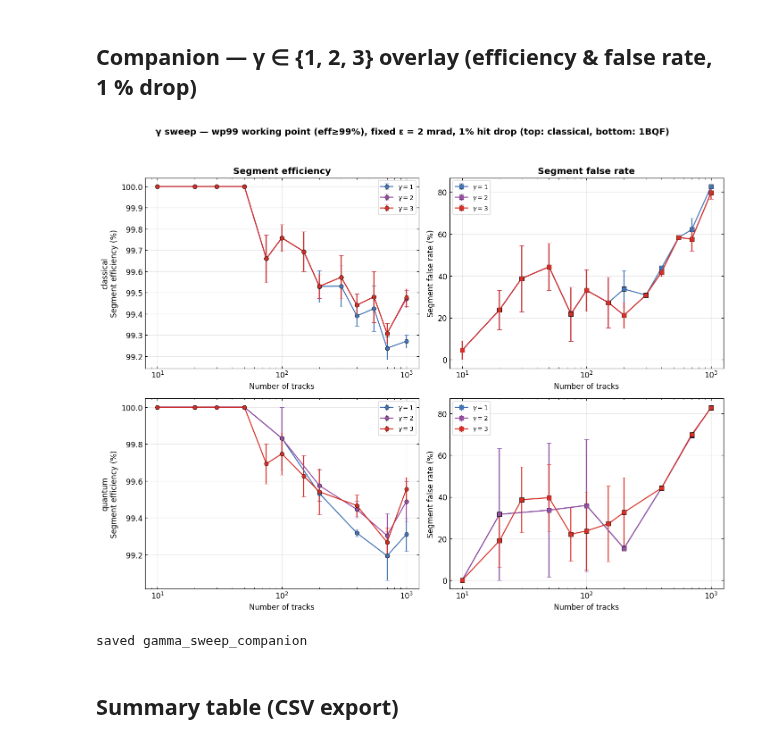
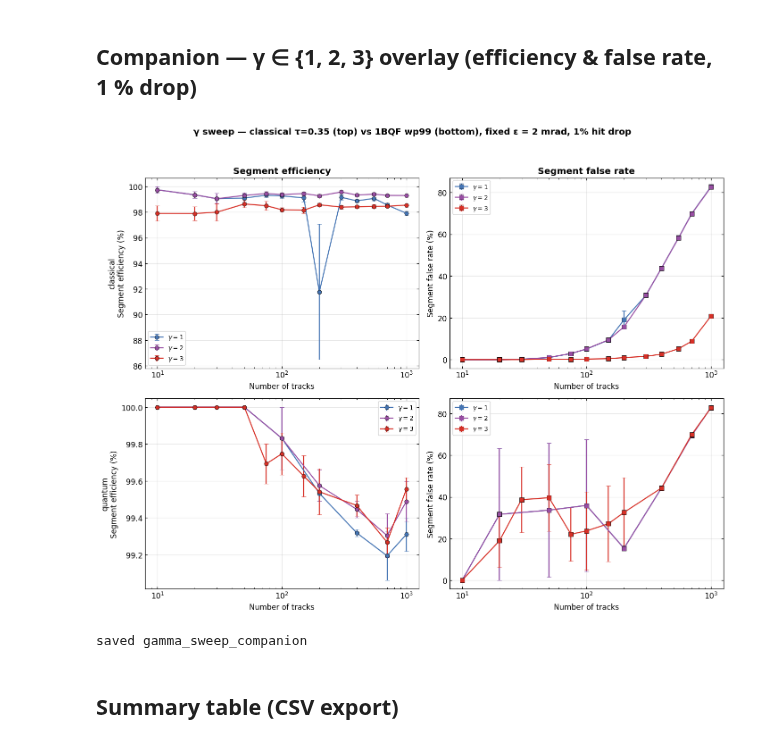
Before and after one commit to GeorgeWilliam1999/Quantum_Track_Reconstruction, a Jupyter notebook: Toy_Characterisation/Segment_level_studies/01_solver_segment_efficiency.ipynb, the cells around one changed output. Saved outputs shown, nothing was run; the diff lists cells and outputs as text; code cells hidden in the pictures.

```diff
--- a/Toy_Characterisation/Segment_level_studies/01_solver_segment_efficiency.ipynb
+++ b/Toy_Characterisation/Segment_level_studies/01_solver_segment_efficiency.ipynb
@@ -207,38 +214,41 @@ NOTE: quantum reps are few (3 at low n, 1 at n>=700) -> wide/zero error bars at
 if READY:
     GCOL = {1.0: "#4575b4", 2.0: "#984ea3", 3.0: "#d73027"}
     fig, ax = plt.subplots(2, 2, figsize=(13, 10))
     for si, solver in enumerate(["classical", "quantum"]):
+        is_q = solver == "quantum"
         for g in (1.0, 2.0, 3.0):
             d = S.agg_by_ntrk(M, solver, gamma=g, hit_ineff=0.01)
             if not d:
                 continue
-            se = d.get("se_wp_m", d["se_m"]); see = d.get("se_wp_e", d["se_e"])
-            fr = d.get("fr_wp_m", d["fr_m"]); fre = d.get("fr_wp_e", d["fr_e"])
+            # classical at its fixed τ=0.35; 1BQF at the wp99 working point
+            se = d.get("se_wp_m", d["se_m"]) if is_q else d["se_m"]
+            see = d.get("se_wp_e", d["se_e"]) if is_q else d["se_e"]
+            fr = d.get("fr_wp_m", d["fr_m"]) if is_q else d["fr_m"]
+            fre = d.get("fr_wp_e", d["fr_e"]) if is_q else d["fr_e"]
             ax[si, 0].errorbar(d["tc"], se, yerr=see, fmt="o-",
                                color=GCOL[g], capsize=3, mec="k", mew=0.5,
                                label=fr"$\gamma={g:g}$")
             ax[si, 1].errorbar(d["tc"], fr, yerr=fre, fmt="s-",
                                color=GCOL[g], capsize=3, mec="k", mew=0.5,
                                label=fr"$\gamma={g:g}$")
         ax[si, 0].set_ylabel(f"{solver}\nSegment efficiency (%)")
         ax[si, 1].set_ylabel("Segment false rate (%)")
         for j in (0, 1):
             ax[si, j].set_xscale("log"); ax[si, j].set_xlabel("Number of tracks")
             ax[si, j].legend(fontsize=9)
             ax[si, j].tick_params(which="both", direction="in", top=True, right=True)
     ax[0, 0].set_title("Segment efficiency", fontweight="bold")
     ax[0, 1].set_title("Segment false rate", fontweight="bold")
-    fig.suptitle(r"γ sweep — wp99 working point (eff≥99%), fixed ε = 2 mrad, 1% hit drop "
-                 r"(top: classical, bottom: 1BQF)",
+    fig.suptitle(r"γ sweep — classical τ=0.35 (top) vs 1BQF wp99 (bottom), fixed ε = 2 mrad, 1% hit drop",
                  fontsize=13, fontweight="bold", y=1.00)
     fig.tight_layout(rect=[0, 0, 1, 0.97])
     for ext, dpi in (("pdf", 600), ("png", 300)):
         fig.savefig(OUT / f"gamma_sweep_companion.{ext}", dpi=dpi,
                     bbox_inches="tight", facecolor="white")
     plt.show()
     print("saved gamma_sweep_companion")
 # %% [output]
-[figure, old version]
+[figure, new version]
 saved gamma_sweep_companion
 # %% [markdown]
 ## Summary table (CSV export)
```
Also changed, not shown: parts of 3 cells of this notebook, 36 other files.
